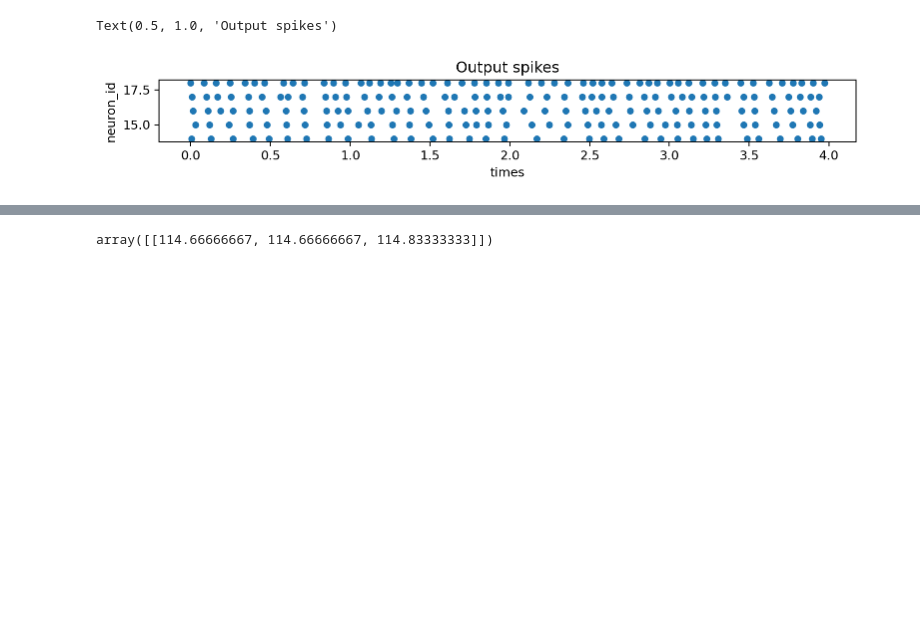
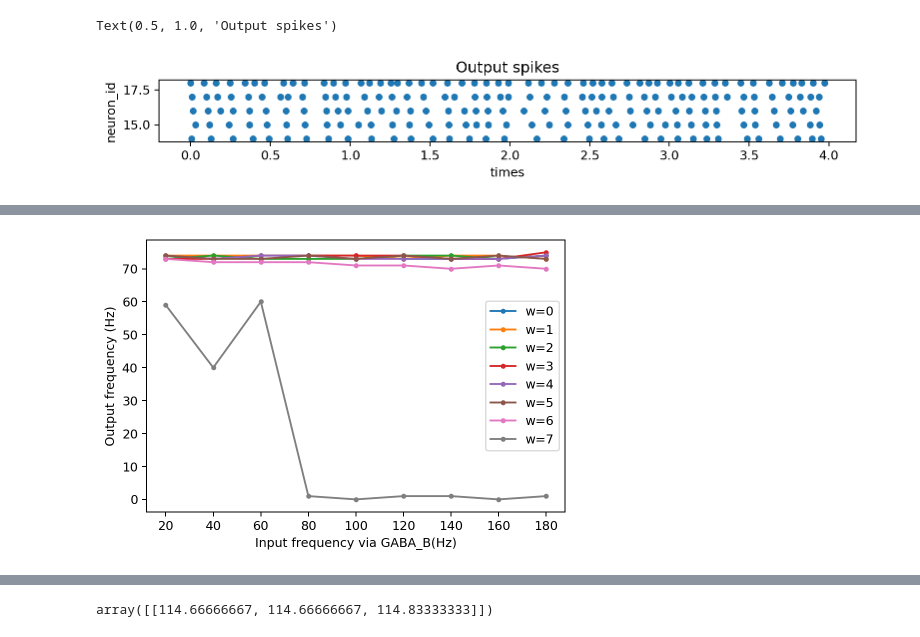
Before and after one commit to FarahBaracat/ni_class_dynapse, a Jupyter notebook: Hello_world-Dynapse_Chip_corrected.ipynb, the cells around one changed output, grey strips where cells are left out. Saved outputs shown, nothing was run; the diff lists cells and outputs as text; code cells hidden in the pictures; blank space fills up the shorter version.

Commit message:
some working version on gaba

```diff
--- a/Hello_world-Dynapse_Chip_corrected.ipynb
+++ b/Hello_world-Dynapse_Chip_corrected.ipynb
@@ -104,5 +105,5 @@ Upon calling `open_dynapse1`, you will prompted to select the device by index. N
 # %%
 # open DYNAP-SE1 board to get Dynapse1Model. Use the index specified on the leftmostside to select a device
 device_name = 'dynpase_test' # pick any name
-model,no_gui = ut.open_dynapse1(gui=False, sender_port=1620, receiver_port=12377, select_device=True) # returns Dynapse1Model
+model,no_gui = ut.open_dynapse1(gui=False, sender_port=1625, receiver_port=12437, select_device=True) # returns Dynapse1Model
 # %% [output]
@@ -639,3 +550,23 @@ Invoked with: <samna.dynapse1.nodes.Dynapse1NeuronSelect_dynapse1_dynapse1_event
+# %%
+# inh weights
+w_coarse_values = np.arange(0, 8, 1)#7
+
+w_fine_values = 180#np.arange(0, 9, 3)
+
+# input rates
+input_freqs = np.arange(20, 200, 20)
+
+
+fig = plt.figure()
+for i in range(len(w_coarse_values)):
+    out_rates = output_rates[i]
+    plt.plot(input_freqs, out_rates, ".-", label = "w="+str(w_coarse_values[i]))
+plt.xlabel('Input frequency via GABA_B(Hz)')
+plt.ylabel('Output frequency (Hz)')
+plt.legend()
+plt.show()
+# %% [output]
+[figure, added]
 # %%
 config1 = model.get_configuration()
 
```
Also changed, not shown: parts of 25 cells of this notebook.
